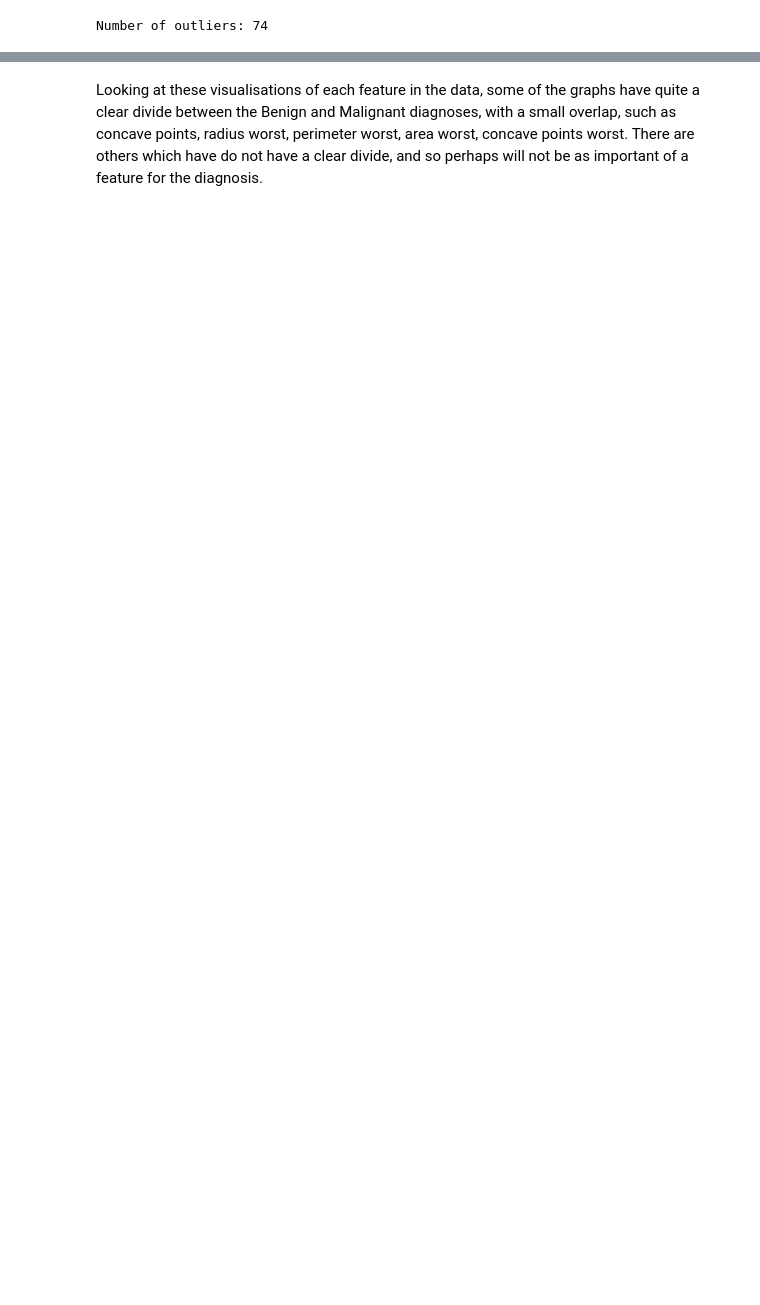
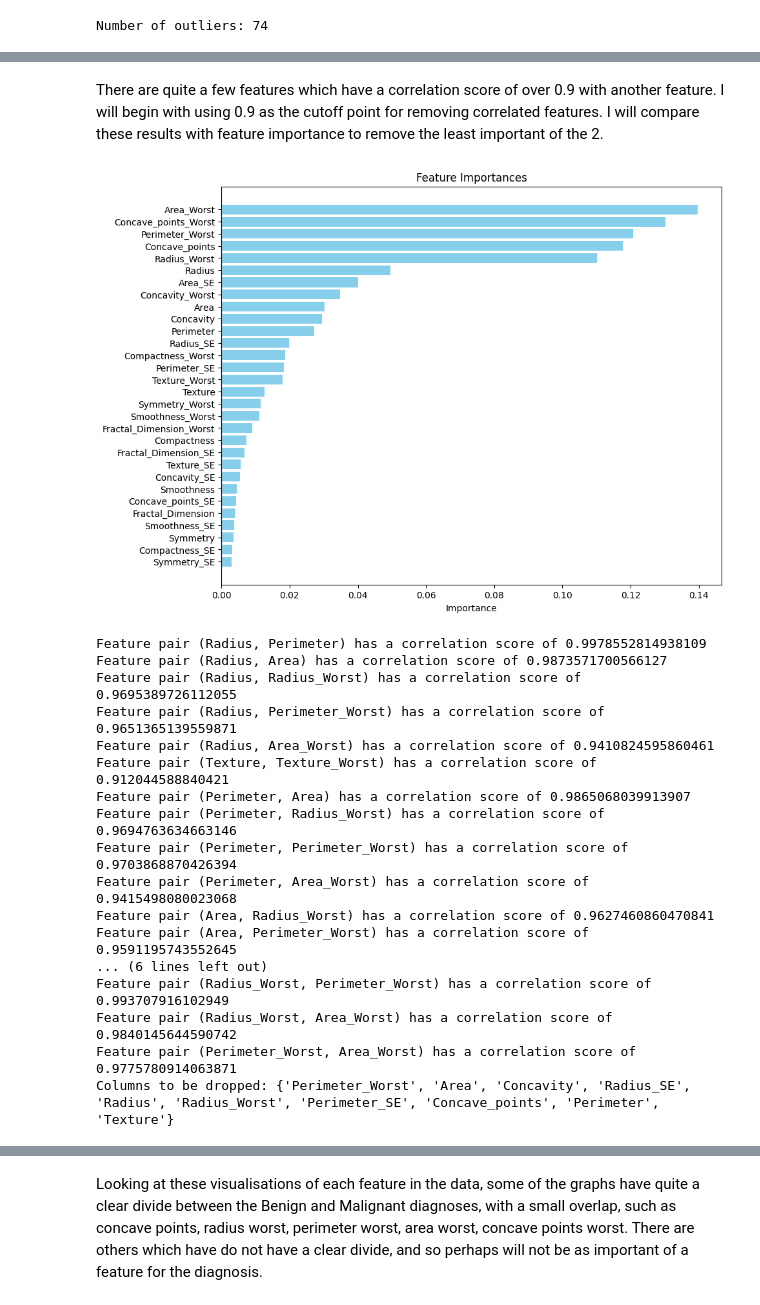
Before and after one commit to DenisBrice/MLProject, a Jupyter notebook: ML_jupyter.ipynb, the cells around one changed output, grey strips where cells are left out. Saved outputs shown, nothing was run; the diff lists cells and outputs as text; code cells hidden in the pictures; blank space fills up the shorter version.

```diff
--- a/ML_jupyter.ipynb
+++ b/ML_jupyter.ipynb
@@ -103,3 +118,58 @@ Number of outliers: 74
+# %% [markdown]
+There are quite a few features which have a correlation score of over 0.9 with another feature. I will begin with using 0.9 as the cutoff point for removing correlated features.
+I will compare these results with feature importance to remove the least important of the 2.
+# %%
+# Fit a random forest classifier
+clf = RandomForestClassifier()
+clf.fit(df.drop('Diagnosis', axis=1), df['Diagnosis'])
+
+# Get feature importances
+importances = clf.feature_importances_
+importance_series = pd.Series(importances, index=df.drop('Diagnosis', axis=1).columns)
+
+# columns to drop
+cols_to_drop = set()
+
+corr_matrix = df.corr()
+
+# Iterate over the correlation matrix
+for i in range(corr_matrix.shape[0]):
+    for j in range(i+1, corr_matrix.shape[1]):
+        if abs(corr_matrix.iloc[i, j]) > 0.9:
+            print(f"Feature pair ({corr_matrix.columns[i]}, {corr_matrix.columns[j]}) has a correlation score of {corr_matrix.iloc[i, j]}")
+            # If neither of the features in the pair have been removed before
+            if corr_matrix.columns[i] not in cols_to_drop and corr_matrix.columns[j] not in cols_to_drop:
+                # Add the feature with the lowest importance score to the set of features to remove
+                if importance_series[corr_matrix.columns[i]] > importance_series[corr_matrix.columns[j]]:
+                    cols_to_drop.add(corr_matrix.columns[j])
+                else:
+                    cols_to_drop.add(corr_matrix.columns[i])
+
+
+
+# Drop the columns
+# I am not going to drop the columns yet, I will run tests with and without the columns to see the difference in.
+#df = df.drop(cols_to_drop, axis=1)
+print(f"Columns to be dropped: {cols_to_drop}")
+# %% [output]
+[figure, added]
+Feature pair (Radius, Perimeter) has a correlation score of 0.9978552814938109
+Feature pair (Radius, Area) has a correlation score of 0.9873571700566127
+Feature pair (Radius, Radius_Worst) has a correlation score of 0.9695389726112055
+Feature pair (Radius, Perimeter_Worst) has a correlation score of 0.9651365139559871
+Feature pair (Radius, Area_Worst) has a correlation score of 0.9410824595860461
+Feature pair (Texture, Texture_Worst) has a correlation score of 0.912044588840421
+Feature pair (Perimeter, Area) has a correlation score of 0.9865068039913907
+Feature pair (Perimeter, Radius_Worst) has a correlation score of 0.9694763634663146
+Feature pair (Perimeter, Perimeter_Worst) has a correlation score of 0.9703868870426394
+Feature pair (Perimeter, Area_Worst) has a correlation score of 0.9415498080023068
+Feature pair (Area, Radius_Worst) has a correlation score of 0.9627460860470841
+Feature pair (Area, Perimeter_Worst) has a correlation score of 0.9591195743552645
+... (6 lines left out)
+Feature pair (Radius_Worst, Perimeter_Worst) has a correlation score of 0.993707916102949
+Feature pair (Radius_Worst, Area_Worst) has a correlation score of 0.9840145644590742
+Feature pair (Perimeter_Worst, Area_Worst) has a correlation score of 0.9775780914063871
+Columns to be dropped: {'Perimeter_Worst', 'Area', 'Concavity', 'Radius_SE', 'Radius', 'Radius_Worst', 'Perimeter_SE', 'Concave_points', 'Perimeter', 'Texture'}
 # %%
 # 3 EDA - visualizing the data
 
```
Also changed, not shown: parts of 25 cells of this notebook, 3 other files.
